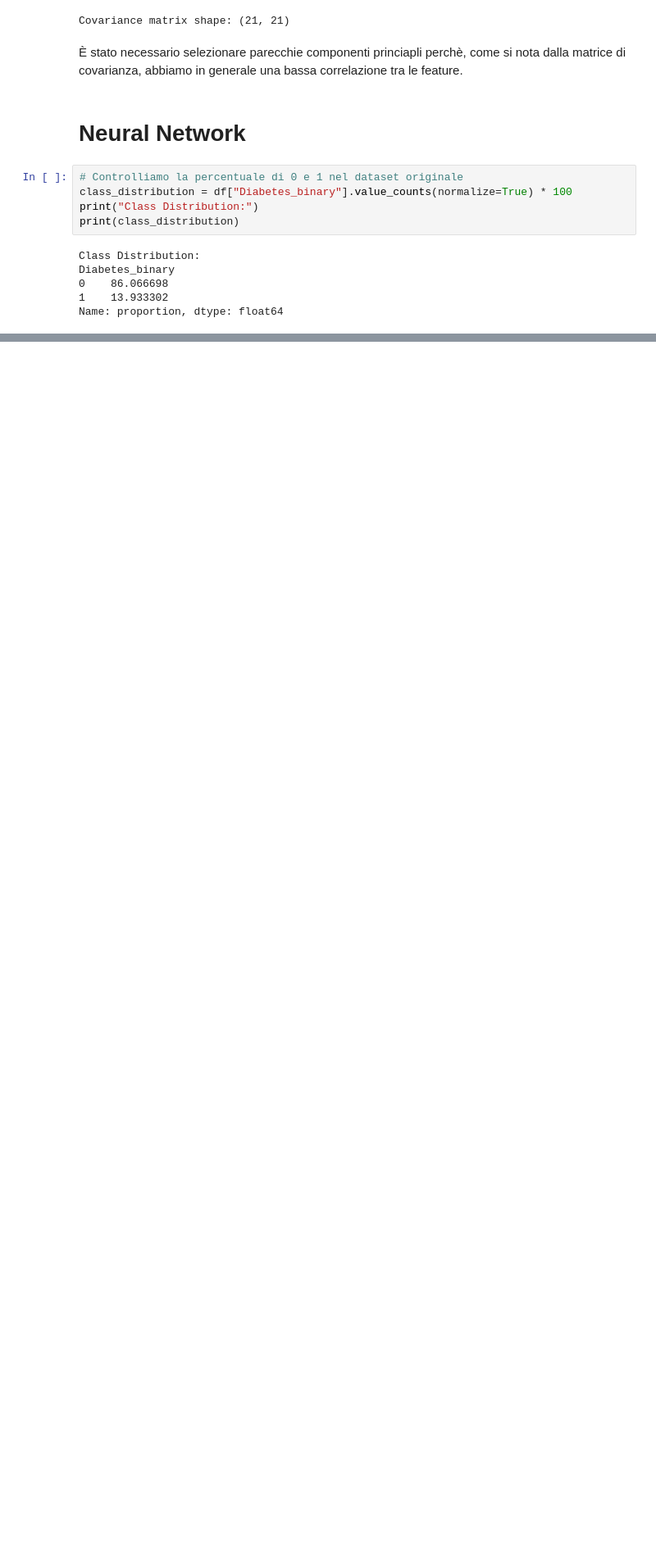
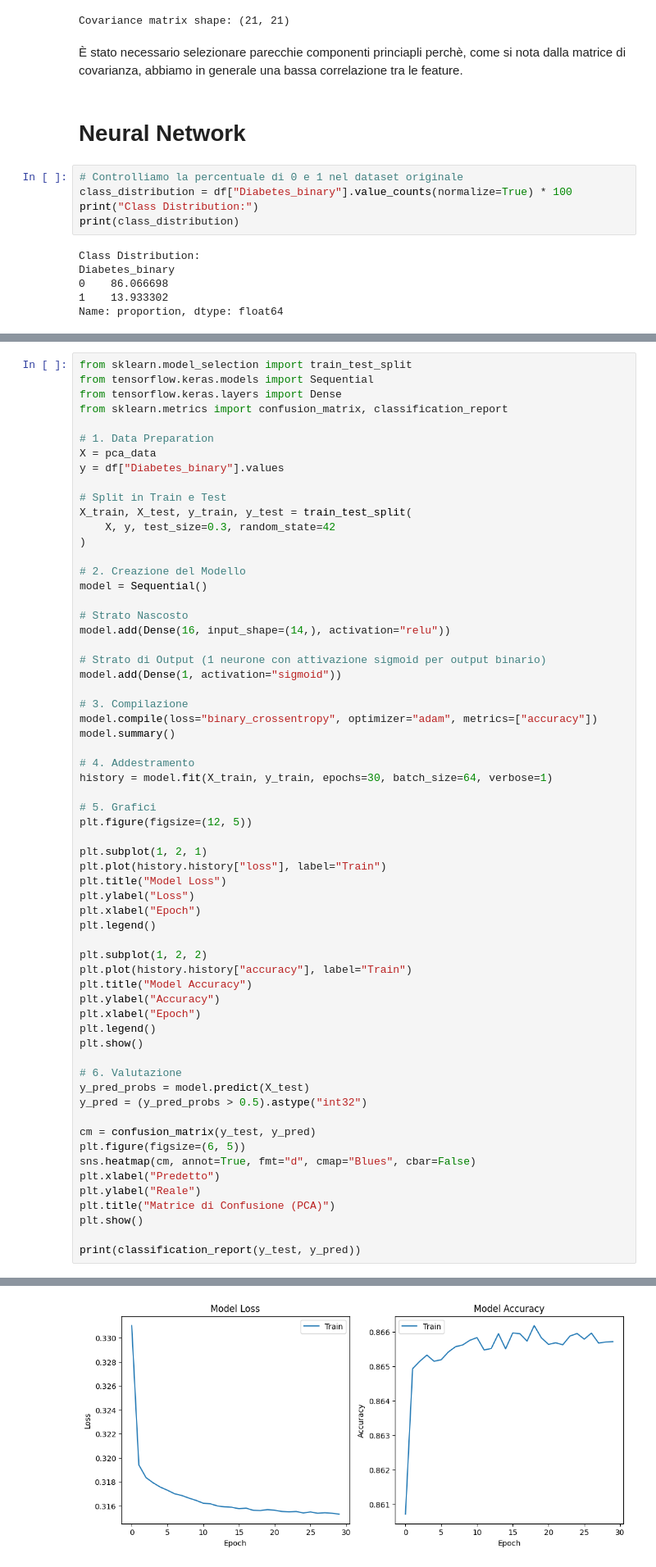
Before and after one commit to mbroglio/ML_25_26, a Jupyter notebook: ML_Project.ipynb, the cells around one changed output, grey strips where cells are left out. Shown at 82% size. Saved outputs shown, nothing was run; the diff lists cells and outputs as text; blank space fills up the shorter version.

```diff
--- a/ML_Project.ipynb
+++ b/ML_Project.ipynb
@@ -674,0 +237,63 @@ weighted avg       0.87      0.70      0.75     76104
+# %%
+from sklearn.model_selection import train_test_split
+from tensorflow.keras.models import Sequential
+from tensorflow.keras.layers import Dense
+from sklearn.metrics import confusion_matrix, classification_report
+
+# 1. Data Preparation
+X = pca_data
+y = df["Diabetes_binary"].values
+
+# Split in Train e Test
+X_train, X_test, y_train, y_test = train_test_split(
+    X, y, test_size=0.3, random_state=42
+)
+
+# 2. Creazione del Modello
+model = Sequential()
+
+# Strato Nascosto
+model.add(Dense(16, input_shape=(14,), activation="relu"))
+
+# Strato di Output (1 neurone con attivazione sigmoid per output binario)
+model.add(Dense(1, activation="sigmoid"))
+
+# 3. Compilazione
+model.compile(loss="binary_crossentropy", optimizer="adam", metrics=["accuracy"])
+model.summary()
+
+# 4. Addestramento
+history = model.fit(X_train, y_train, epochs=30, batch_size=64, verbose=1)
+
+# 5. Grafici
+plt.figure(figsize=(12, 5))
+
+plt.subplot(1, 2, 1)
+plt.plot(history.history["loss"], label="Train")
+plt.title("Model Loss")
+plt.ylabel("Loss")
+plt.xlabel("Epoch")
+plt.legend()
+
+plt.subplot(1, 2, 2)
+plt.plot(history.history["accuracy"], label="Train")
+plt.title("Model Accuracy")
+plt.ylabel("Accuracy")
+plt.xlabel("Epoch")
+plt.legend()
+plt.show()
+
+# 6. Valutazione
+y_pred_probs = model.predict(X_test)
+y_pred = (y_pred_probs > 0.5).astype("int32")
+
+cm = confusion_matrix(y_test, y_pred)
+plt.figure(figsize=(6, 5))
+sns.heatmap(cm, annot=True, fmt="d", cmap="Blues", cbar=False)
+plt.xlabel("Predetto")
+plt.ylabel("Reale")
+plt.title("Matrice di Confusione (PCA)")
+plt.show()
+
+print(classification_report(y_test, y_pred))
+# %% [output]
@@ -674,0 +328 @@ weighted avg       0.87      0.70      0.75     76104
+[figure, added]
```
Also changed, not shown: parts of 27 cells of this notebook.
